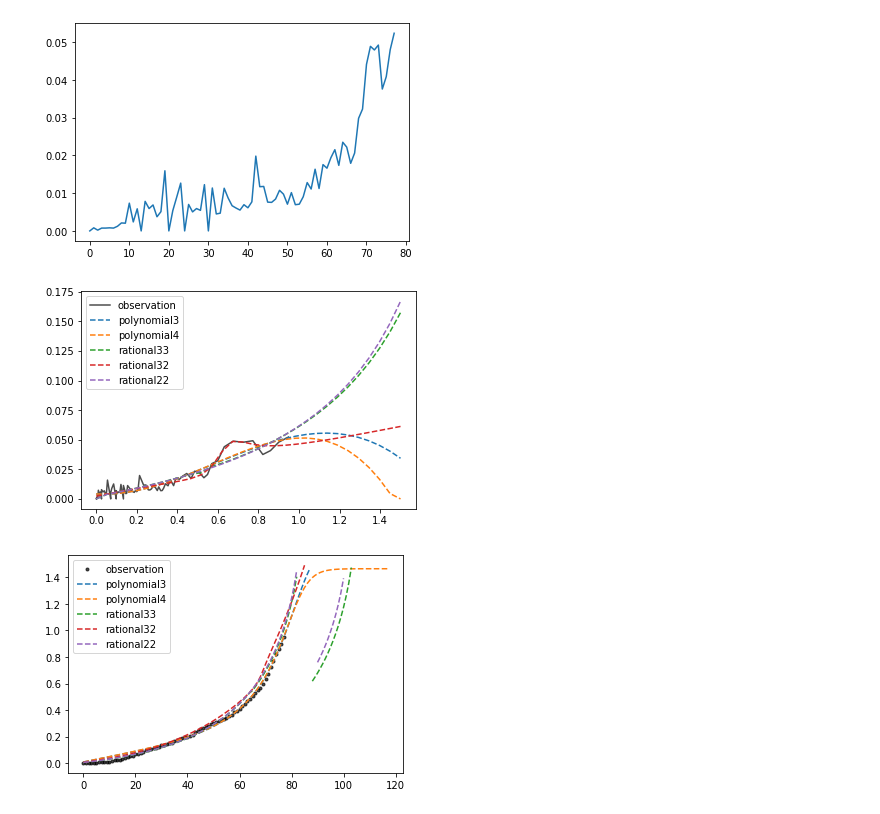
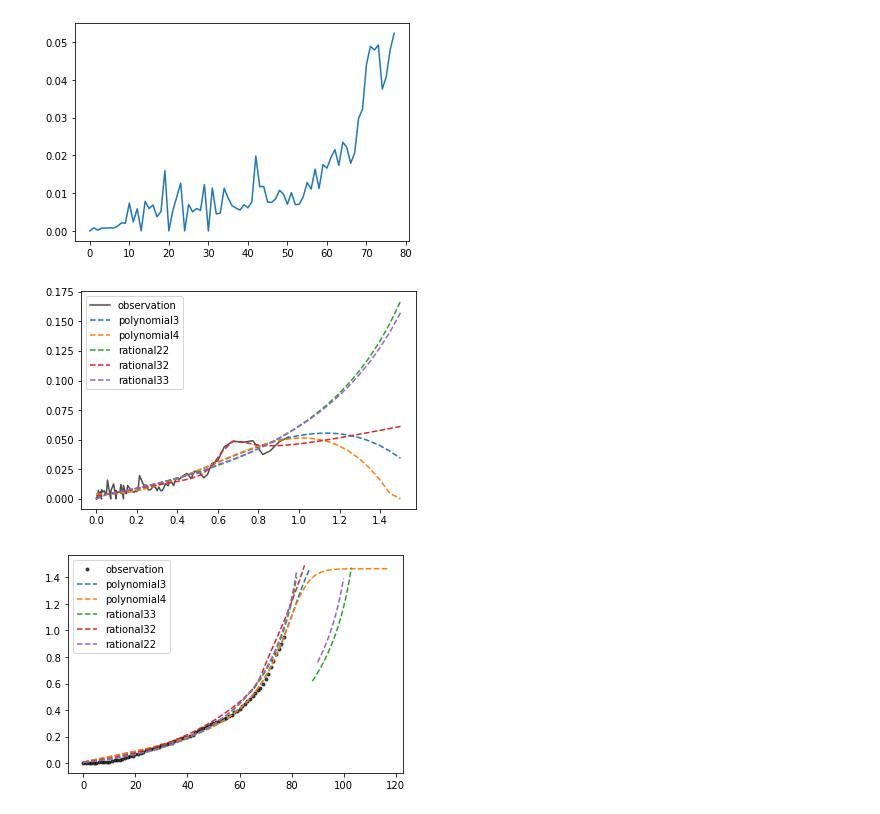
Before and after one commit to Kipre/EUDemographyCleaner, a Jupyter notebook: internship/nonlinear.ipynb, the cells around one changed output. Drawn from its saved outputs; the diff is of its cells as text; code cells hidden in the pictures.

```diff
--- a/internship/nonlinear.ipynb
+++ b/internship/nonlinear.ipynb
@@ -94,35 +133,35 @@ def rational32(x, a, b, c, d, e, f):
 def rational22(x, a, b, c, e, f):
     return (a + x*b + x*x*c)/(1 + e*x + f*x*x)
 
 def gaussian(x, a, b, c):
     return a * np.exp(c*((x - b))**2)
 
-functions = [polynomial3, polynomial4, rational33, rational32, rational22]
+functions = [polynomial3, polynomial4, rational22, rational32, rational33]
 
 
 xdata = m1.reshape(-1)
 ydata = (m2-m1).reshape(-1)
 
 sols = []
 
 for f in functions:
     try:
         popt, pcov = curve_fit(f, xdata, ydata)
         sols.append(popt)
     except:
         sols.append(np.zeros(f.__code__.co_argcount - 1))
 
 extrapolation = 1.5
 t = np.linspace(0, extrapolation, 30)
 
 plt.plot(xdata, ydata, 'k', label='observation', alpha=0.7)
 
 for f, s in zip(functions, sols):
     plt.plot(t, np.clip(f(t, *s), a_min=0, a_max=np.inf), '--', label=f.__name__)
 plt.legend()
 plt.show()
 # %% [output]
-[figure, old version]
+[figure, new version]
 # %%
 def generate(func, init, length):
     result = [func(init)]
```
Also changed, not shown: parts of 7 cells of this notebook, 5 other files.
